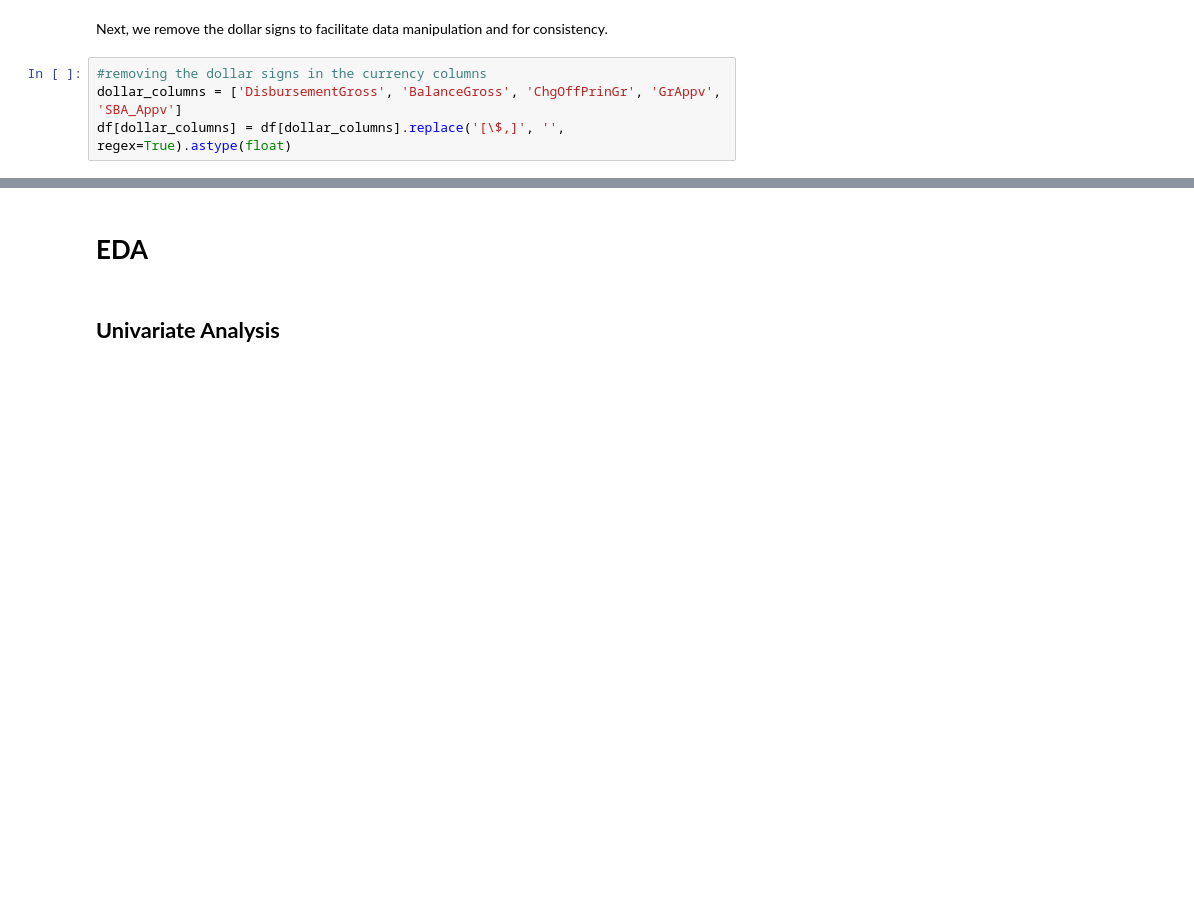
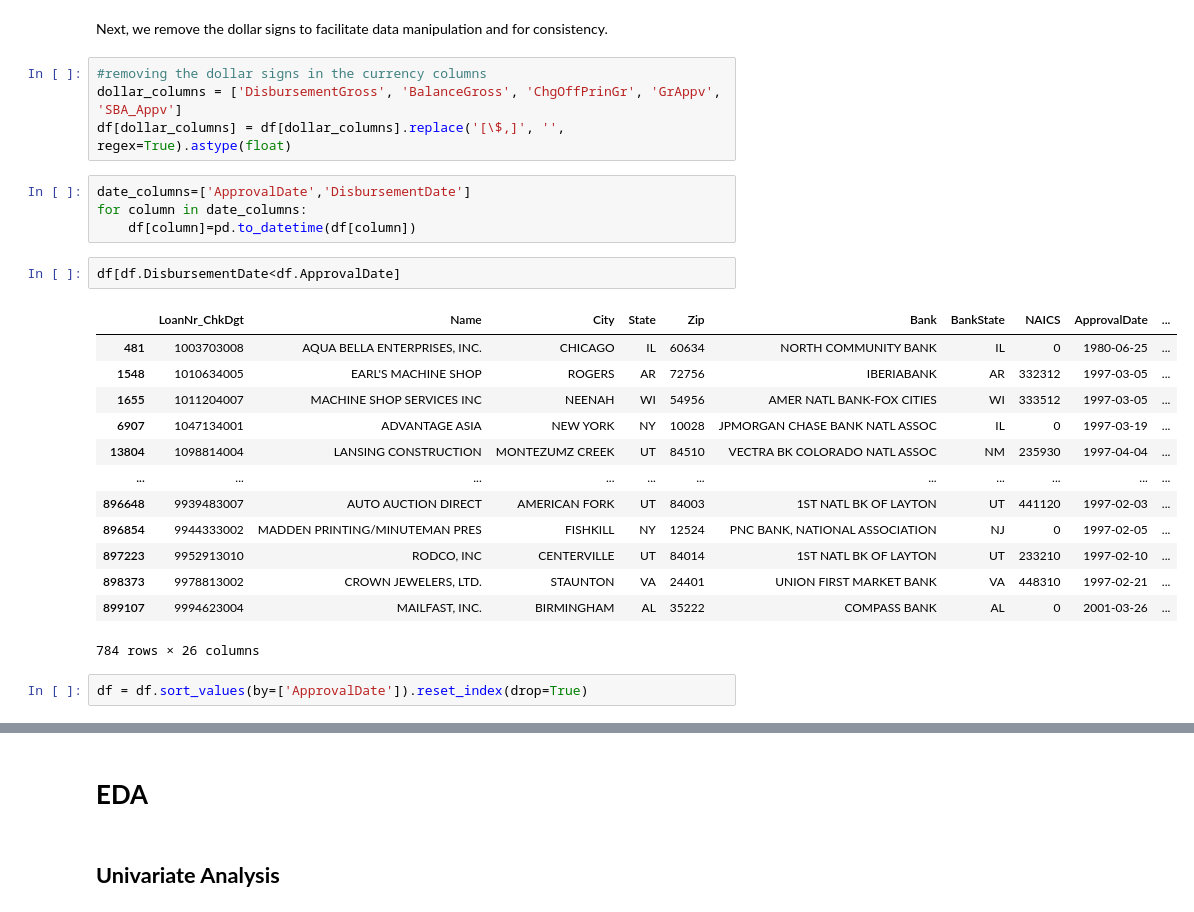
Before and after one commit to LynneMutwiri/Credit_Worthiness_of_Small_Businesses, a Jupyter notebook: SBA.ipynb, the cells around one changed output, grey strips where cells are left out. Cells and saved outputs as stored; diff of their text form; blank space fills up the shorter version.

```diff
--- a/SBA.ipynb
+++ b/SBA.ipynb
@@ -210,6 +210,28 @@ Next, we remove the dollar signs to facilitate data manipulation and for consist
 #removing the dollar signs in the currency columns
 dollar_columns = ['DisbursementGross', 'BalanceGross', 'ChgOffPrinGr', 'GrAppv', 'SBA_Appv']
 df[dollar_columns] = df[dollar_columns].replace('[\$,]', '', regex=True).astype(float)
+# %%
+date_columns=['ApprovalDate','DisbursementDate']
+for column in date_columns:
+    df[column]=pd.to_datetime(df[column])
+# %%
+df[df.DisbursementDate<df.ApprovalDate]
+# %% [output]
+|  | LoanNr_ChkDgt | Name | City | State | Zip | Bank | BankState | NAICS | ApprovalDate | ... |
+| 481 | 1003703008 | AQUA BELLA ENTERPRISES, INC. | CHICAGO | IL | 60634 | NORTH COMMUNITY BANK | IL | 0 | 1980-06-25 | ... |
+| 1548 | 1010634005 | EARL'S MACHINE SHOP | ROGERS | AR | 72756 | IBERIABANK | AR | 332312 | 1997-03-05 | ... |
+| 1655 | 1011204007 | MACHINE SHOP SERVICES INC | NEENAH | WI | 54956 | AMER NATL BANK-FOX CITIES | WI | 333512 | 1997-03-05 | ... |
+| 6907 | 1047134001 | ADVANTAGE ASIA | NEW YORK | NY | 10028 | JPMORGAN CHASE BANK NATL ASSOC | IL | 0 | 1997-03-19 | ... |
+| 13804 | 1098814004 | LANSING CONSTRUCTION | MONTEZUMZ CREEK | UT | 84510 | VECTRA BK COLORADO NATL ASSOC | NM | 235930 | 1997-04-04 | ... |
+| ... | ... | ... | ... | ... | ... | ... | ... | ... | ... | ... |
+| 896648 | 9939483007 | AUTO AUCTION DIRECT | AMERICAN FORK | UT | 84003 | 1ST NATL BK OF LAYTON | UT | 441120 | 1997-02-03 | ... |
+| 896854 | 9944333002 | MADDEN PRINTING/MINUTEMAN PRES | FISHKILL | NY | 12524 | PNC BANK, NATIONAL ASSOCIATION | NJ | 0 | 1997-02-05 | ... |
+| 897223 | 9952913010 | RODCO, INC | CENTERVILLE | UT | 84014 | 1ST NATL BK OF LAYTON | UT | 233210 | 1997-02-10 | ... |
+| 898373 | 9978813002 | CROWN JEWELERS, LTD. | STAUNTON | VA | 24401 | UNION FIRST MARKET BANK | VA | 448310 | 1997-02-21 | ... |
+| 899107 | 9994623004 | MAILFAST, INC. | BIRMINGHAM | AL | 35222 | COMPASS BANK | AL | 0 | 2001-03-26 | ... |
+784 rows × 26 columns
+# %%
+df = df.sort_values(by=['ApprovalDate']).reset_index(drop=True)
 # %%
 #confirming that all dollar signs have been dropped
 df
```
Also changed, not shown: parts of 6 cells of this notebook.
